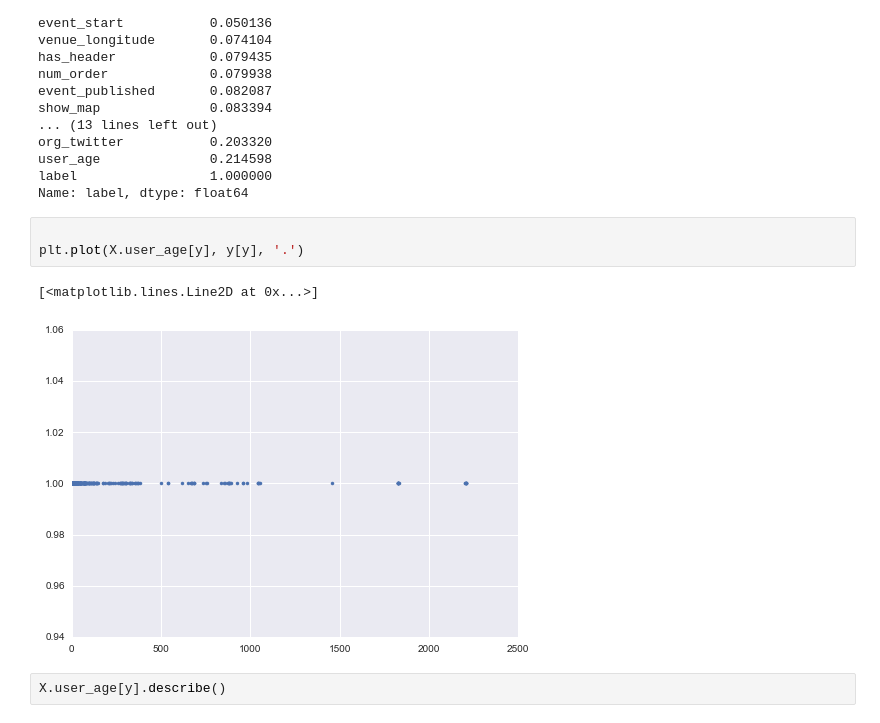
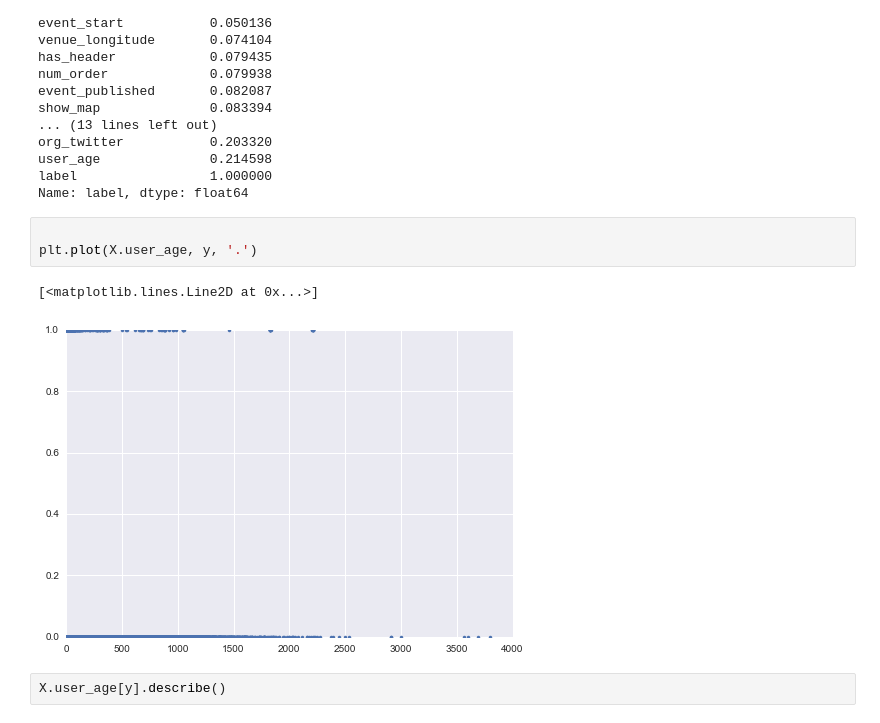
Before and after one commit to TTomm1/complex_models_hackaton, a Jupyter notebook: code/notebooks/main.ipynb, the cells around one changed output. Saved outputs shown, nothing was run; the diff lists cells and outputs as text.

```diff
--- a/code/notebooks/main.ipynb
+++ b/code/notebooks/main.ipynb
@@ -72,10 +72,10 @@ label                 1.000000
 Name: label, dtype: float64
 # %%
 
-plt.plot(X.user_age[y], y[y], '.')
+plt.plot(X.user_age, y, '.')
 # %% [output]
 [<matplotlib.lines.Line2D at 0x...>]
-[figure, old version]
+[figure, new version]
 # %%
 X.user_age[y].describe()
 # %% [output]
```
Also changed, not shown: 19 other files.
